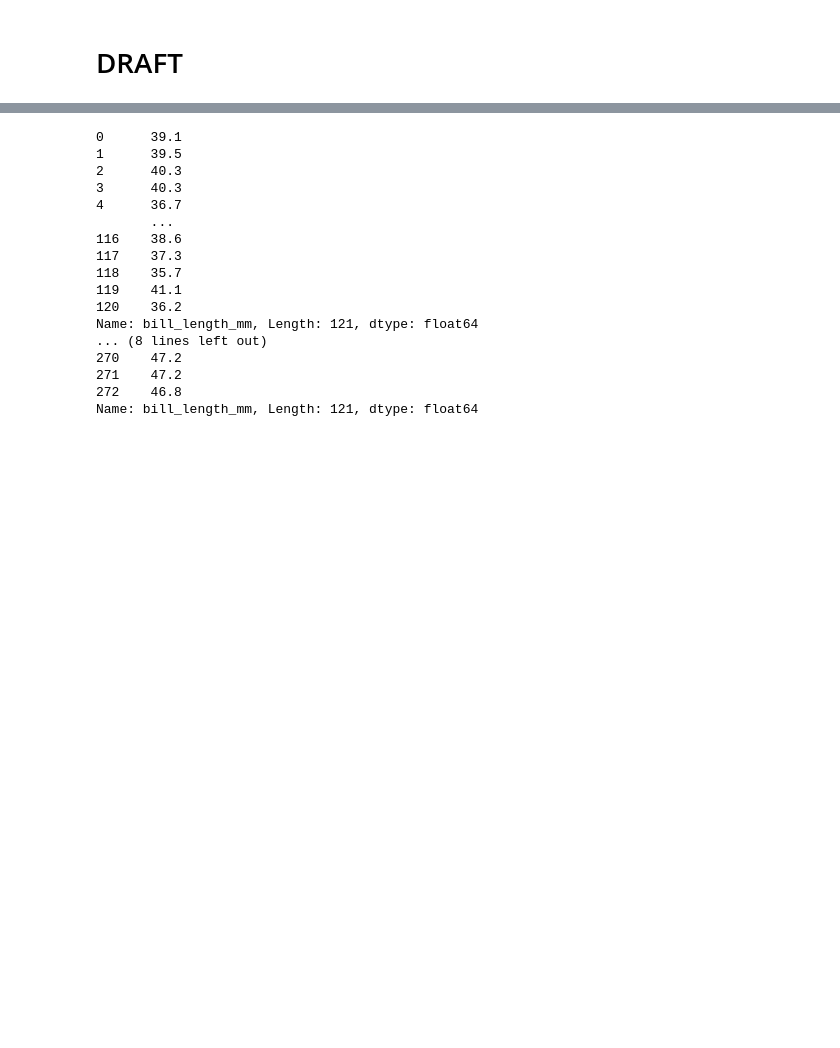
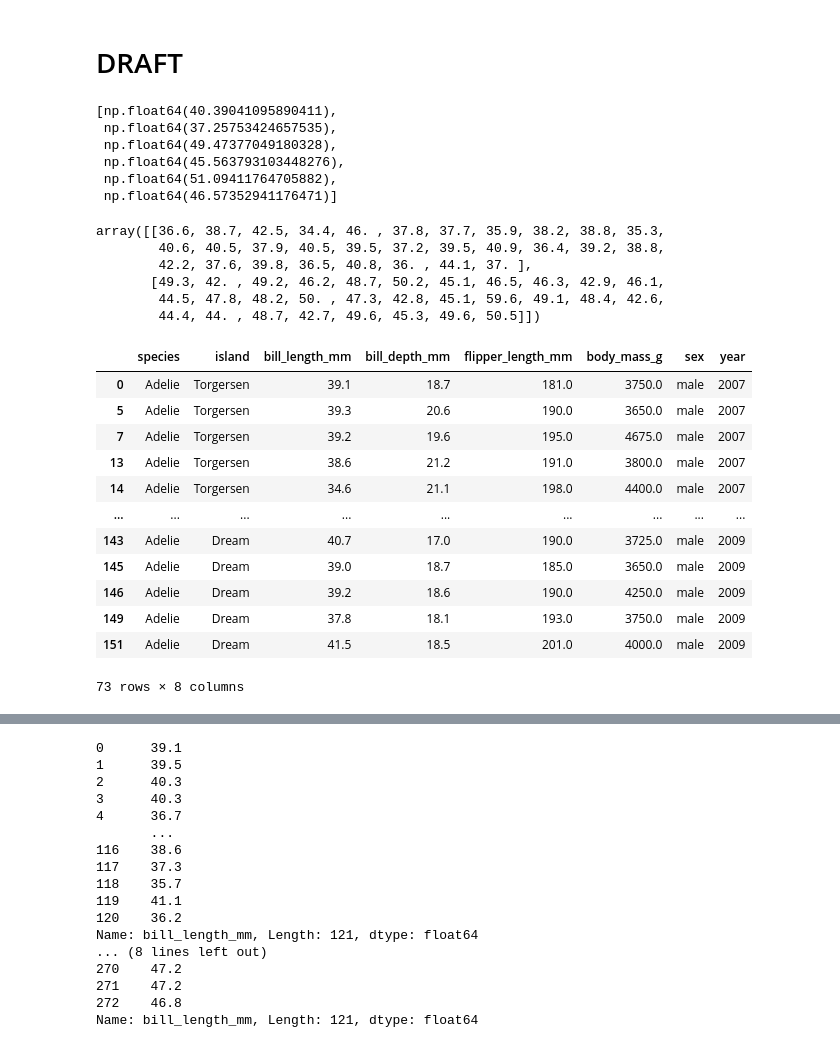
Before and after one commit to carlosjesuscaro/data_analysis_summary, a Jupyter notebook: Visualizations.ipynb, the cells around one changed output, grey strips where cells are left out. Drawn from its saved outputs; the diff is of its cells as text; code cells hidden in the pictures; blank space fills up the shorter version.

```diff
--- a/Visualizations.ipynb
+++ b/Visualizations.ipynb
@@ -103,2 +147,36 @@ plt.show()
 # %% [markdown]
 # DRAFT
+# %%
+bill_length
+# %% [output]
+[np.float64(40.39041095890411),
+ np.float64(37.25753424657535),
+ np.float64(49.47377049180328),
+ np.float64(45.563793103448276),
+ np.float64(51.09411764705882),
+ np.float64(46.57352941176471)]
+# %%
+np.vstack([adelei['bill_length_mm'].iloc[15:45], gentoo['bill_length_mm'].iloc[15:45]])
+# %% [output]
+array([[36.6, 38.7, 42.5, 34.4, 46. , 37.8, 37.7, 35.9, 38.2, 38.8, 35.3,
+        40.6, 40.5, 37.9, 40.5, 39.5, 37.2, 39.5, 40.9, 36.4, 39.2, 38.8,
+        42.2, 37.6, 39.8, 36.5, 40.8, 36. , 44.1, 37. ],
+       [49.3, 42. , 49.2, 46.2, 48.7, 50.2, 45.1, 46.5, 46.3, 42.9, 46.1,
+        44.5, 47.8, 48.2, 50. , 47.3, 42.8, 45.1, 59.6, 49.1, 48.4, 42.6,
+        44.4, 44. , 48.7, 42.7, 49.6, 45.3, 49.6, 50.5]])
+# %%
+adelei.query('sex == "male"')
+# %% [output]
+|  | species | island | bill_length_mm | bill_depth_mm | flipper_length_mm | body_mass_g | sex | year |
+| 0 | Adelie | Torgersen | 39.1 | 18.7 | 181.0 | 3750.0 | male | 2007 |
+| 5 | Adelie | Torgersen | 39.3 | 20.6 | 190.0 | 3650.0 | male | 2007 |
+| 7 | Adelie | Torgersen | 39.2 | 19.6 | 195.0 | 4675.0 | male | 2007 |
+| 13 | Adelie | Torgersen | 38.6 | 21.2 | 191.0 | 3800.0 | male | 2007 |
+| 14 | Adelie | Torgersen | 34.6 | 21.1 | 198.0 | 4400.0 | male | 2007 |
+| ... | ... | ... | ... | ... | ... | ... | ... | ... |
+| 143 | Adelie | Dream | 40.7 | 17.0 | 190.0 | 3725.0 | male | 2009 |
+| 145 | Adelie | Dream | 39.0 | 18.7 | 185.0 | 3650.0 | male | 2009 |
+| 146 | Adelie | Dream | 39.2 | 18.6 | 190.0 | 4250.0 | male | 2009 |
+| 149 | Adelie | Dream | 37.8 | 18.1 | 193.0 | 3750.0 | male | 2009 |
+| 151 | Adelie | Dream | 41.5 | 18.5 | 201.0 | 4000.0 | male | 2009 |
+73 rows × 8 columns
```
Also changed, not shown: parts of 7 cells of this notebook.
